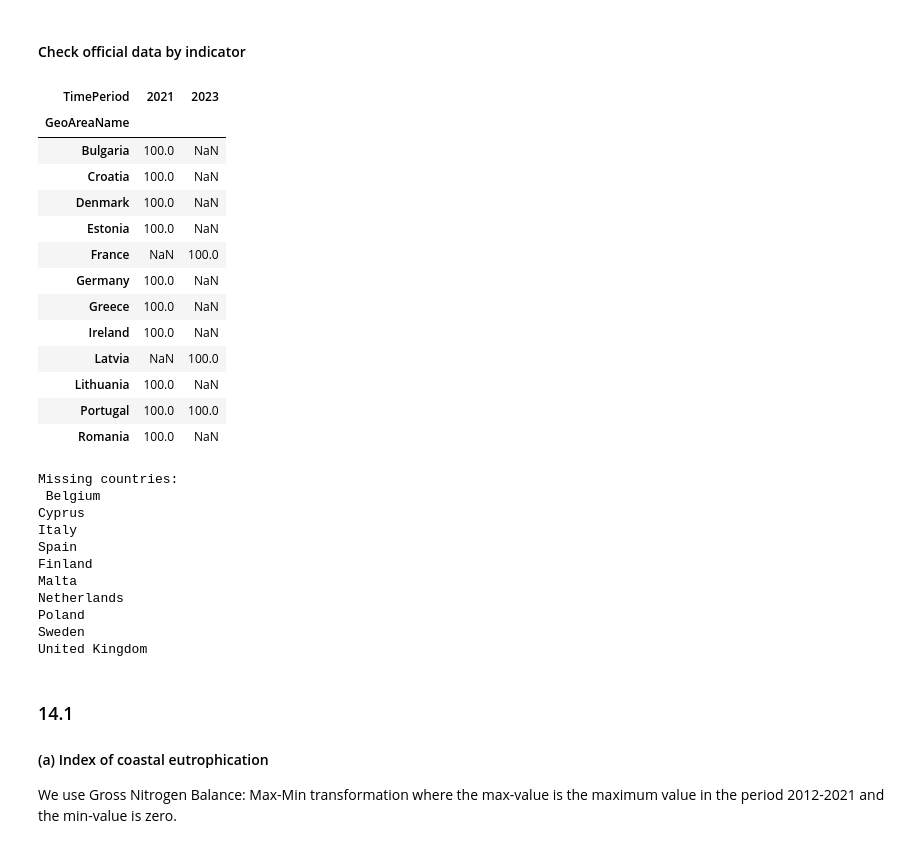
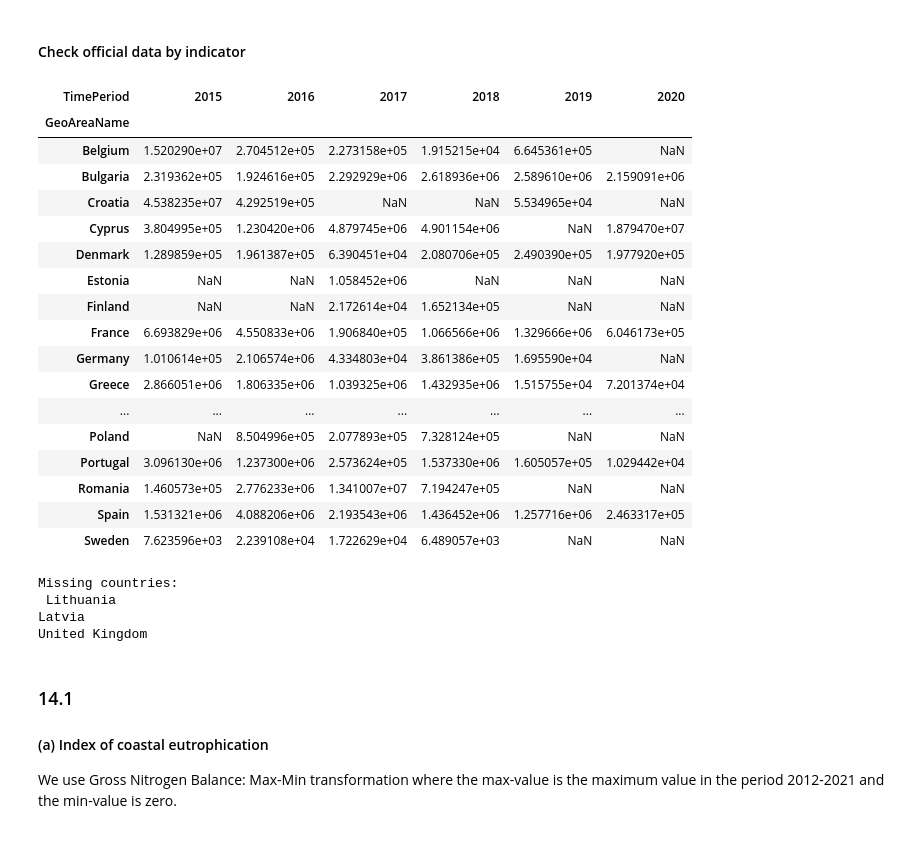
Before and after one commit to isaldiviagonzatti/sdg14, a Jupyter notebook: code/exploreSDG14.ipynb, the cells around one changed output. Cells and saved outputs as stored; diff of their text form; code cells hidden in the pictures.

```diff
--- a/code/exploreSDG14.ipynb
+++ b/code/exploreSDG14.ipynb
@@ -318,16 +341,28 @@ countryAbb = [x if x not in country_to_abbrev else country_to_abbrev[x] for x in
 # https://unstats.un.org/sdgs/dataportal/database
 
 sdg14 = pd.read_excel("../data/Goal14_april2023.xlsx", sheet_name=0)
-sdg14 = sdg14[['Target', 'Indicator','SeriesCode', 'GeoAreaName',
-                   'TimePeriod', 'Value','Units','SeriesDescription', ]]
+sdg14 = sdg14[
+    [
+        "Target",
+        "Indicator",
+        "SeriesCode",
+        "GeoAreaName",
+        "TimePeriod",
+        "Value",
+        "Units",
+        "SeriesDescription",
+    ]
+]
 
-sdg14.Value.replace('N', np.nan, inplace=True)
+sdg14.Value.replace("N", np.nan, inplace=True)
 sdg14.Value = sdg14.Value.astype(np.float64)
 
 # filter countries
 # sdg14 = sdg14[sdg14['GeoAreaName'].isin(countries)]
 # show indicators
-pd.DataFrame(sdg14.groupby(['Indicator', 'SeriesCode', 'SeriesDescription', 'Units']).size())
+pd.DataFrame(
+    sdg14.groupby(["Indicator", "SeriesCode", "SeriesDescription", "Units"]).size()
+)
 # %% [output]
 |  |  |  |  | 0 |
 | Indicator | SeriesCode | SeriesDescription | Units |  |
@@ -350,40 +385,41 @@ pd.DataFrame(sdg14.groupby(['Indicator', 'SeriesCode', 'SeriesDescription', 'Uni
 # %% [markdown]
 #### Check official data by indicator
 # %%
-sdg14check = sdg14[sdg14['GeoAreaName'].isin(countries)]
-sdg14check.loc[sdg14check['GeoAreaName'].str.contains(r'^(?=.*United)(?=.*Kingdom)'), 'GeoAreaName'] = 'United Kingdom'
-sdg14check = sdg14check[sdg14check['SeriesCode']=='ER_UNCLOS_RATACC'].pivot_table(columns='TimePeriod', index='GeoAreaName', values='Value', aggfunc='mean')
+sdg14check = sdg14[sdg14["GeoAreaName"].isin(countries)]
+sdg14check.loc[
+    sdg14check["GeoAreaName"].str.contains(r"^(?=.*United)(?=.*Kingdom)"), "GeoAreaName"
+] = "United Kingdom"
+sdg14check = sdg14check[sdg14check["SeriesCode"] == "EN_MAR_BEALITSQ"].pivot_table(
+    columns="TimePeriod", index="GeoAreaName", values="Value", aggfunc="mean"
+)
 sdg14check
 missing = []
 for i in countries:
     if i not in sdg14check.index.unique():
         missing.append(i)
-print('Missing countries:','\n', '\n'.join(missing))
+print("Missing countries:", "\n", "\n".join(missing))
 # %% [output]
-| TimePeriod | 2021 | 2023 |
-| GeoAreaName |  |  |
-| Bulgaria | 100.0 | NaN |
-| Croatia | 100.0 | NaN |
-| Denmark | 100.0 | NaN |
-| Estonia | 100.0 | NaN |
-| France | NaN | 100.0 |
-| Germany | 100.0 | NaN |
-| Greece | 100.0 | NaN |
-| Ireland | 100.0 | NaN |
-| Latvia | NaN | 100.0 |
-| Lithuania | 100.0 | NaN |
-| Portugal | 100.0 | 100.0 |
-| Romania | 100.0 | NaN |
+| TimePeriod | 2015 | 2016 | 2017 | 2018 | 2019 | 2020 |
+| GeoAreaName |  |  |  |  |  |  |
+| Belgium | 1.520290e+07 | 2.704512e+05 | 2.273158e+05 | 1.915215e+04 | 6.645361e+05 | NaN |
+| Bulgaria | 2.319362e+05 | 1.924616e+05 | 2.292929e+06 | 2.618936e+06 | 2.589610e+06 | 2.159091e+06 |
+| Croatia | 4.538235e+07 | 4.292519e+05 | NaN | NaN | 5.534965e+04 | NaN |
+| Cyprus | 3.804995e+05 | 1.230420e+06 | 4.879745e+06 | 4.901154e+06 | NaN | 1.879470e+07 |
+| Denmark | 1.289859e+05 | 1.961387e+05 | 6.390451e+04 | 2.080706e+05 | 2.490390e+05 | 1.977920e+05 |
+| Estonia | NaN | NaN | 1.058452e+06 | NaN | NaN | NaN |
+| Finland | NaN | NaN | 2.172614e+04 | 1.652134e+05 | NaN | NaN |
+| France | 6.693829e+06 | 4.550833e+06 | 1.906840e+05 | 1.066566e+06 | 1.329666e+06 | 6.046173e+05 |
+| Germany | 1.010614e+05 | 2.106574e+06 | 4.334803e+04 | 3.861386e+05 | 1.695590e+04 | NaN |
+| Greece | 2.866051e+06 | 1.806335e+06 | 1.039325e+06 | 1.432935e+06 | 1.515755e+04 | 7.201374e+04 |
+| ... | ... | ... | ... | ... | ... | ... |
+| Poland | NaN | 8.504996e+05 | 2.077893e+05 | 7.328124e+05 | NaN | NaN |
+| Portugal | 3.096130e+06 | 1.237300e+06 | 2.573624e+05 | 1.537330e+06 | 1.605057e+05 | 1.029442e+04 |
+| Romania | 1.460573e+05 | 2.776233e+06 | 1.341007e+07 | 7.194247e+05 | NaN | NaN |
+| Spain | 1.531321e+06 | 4.088206e+06 | 2.193543e+06 | 1.436452e+06 | 1.257716e+06 | 2.463317e+05 |
+| Sweden | 7.623596e+03 | 2.239108e+04 | 1.722629e+04 | 6.489057e+03 | NaN | NaN |
 Missing countries:
- Belgium
-Cyprus
-Italy
-Spain
-Finland
-Malta
-Netherlands
-Poland
-Sweden
+ Lithuania
+Latvia
 United Kingdom
 # %% [markdown]
 ### 14.1
```
Also changed, not shown: parts of 34 cells of this notebook, 3 other files.
